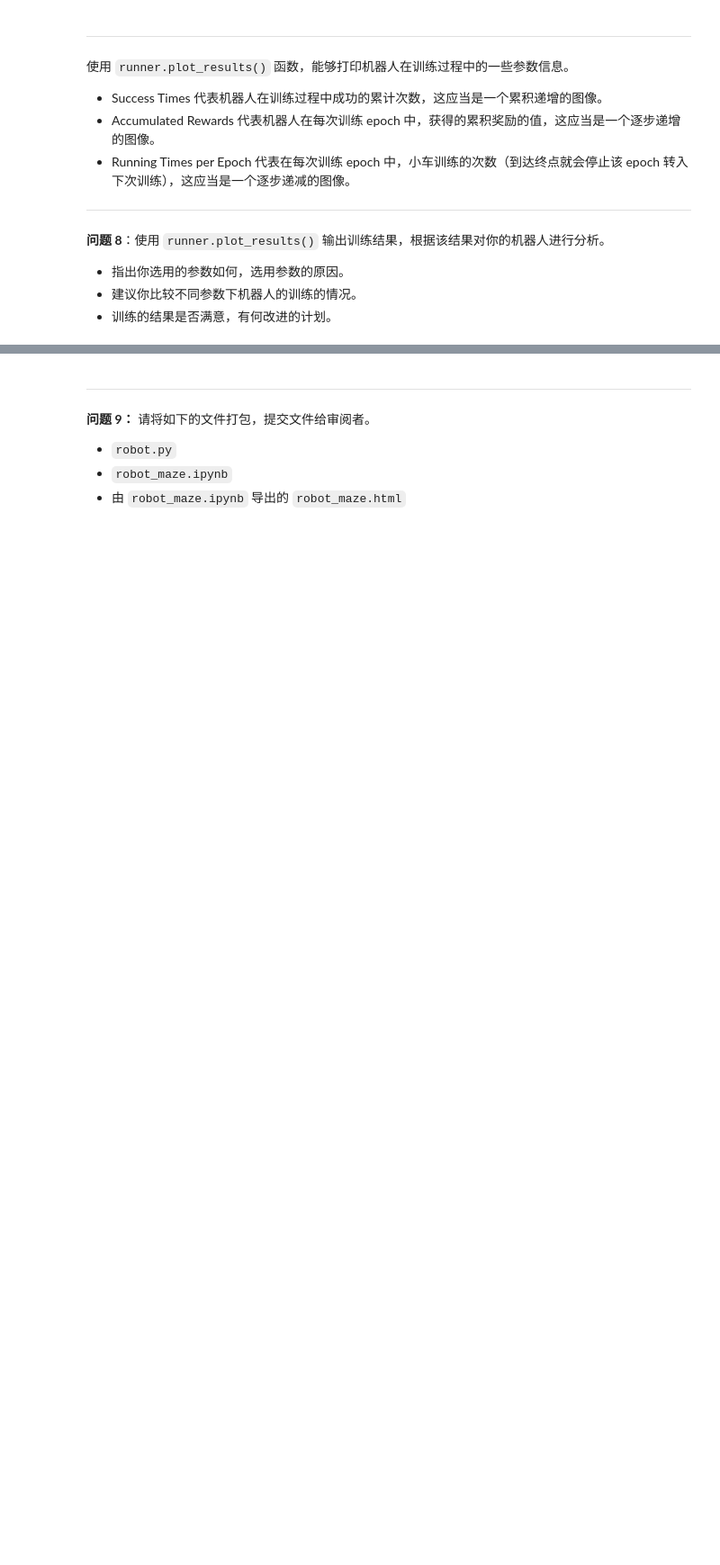
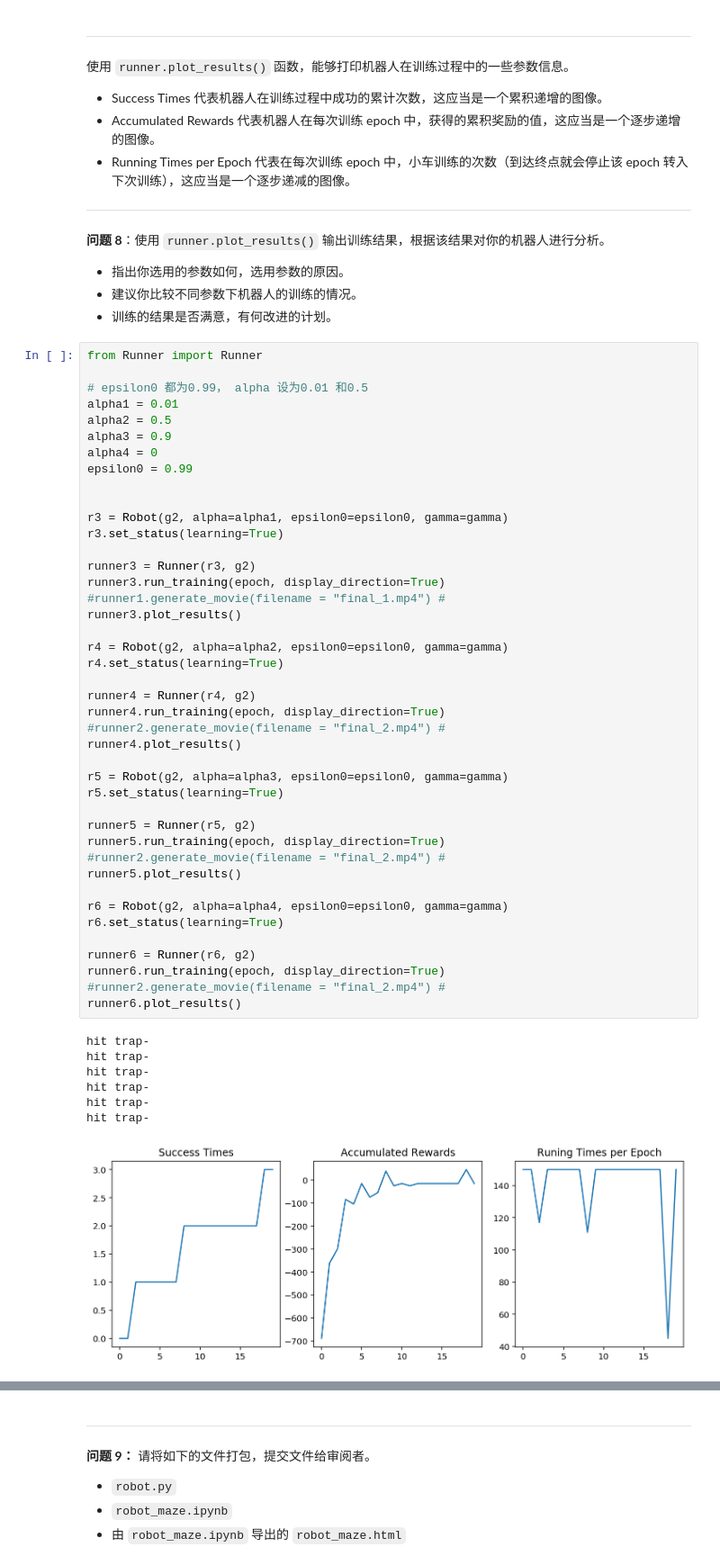
Before and after one commit to ganlanshu/MLND_CN_P5_Reinforcement_Learning, a Jupyter notebook: robot_maze.ipynb, the cells around one changed output, grey strips where cells are left out. Shown at 90% size. Drawn from its saved outputs; the diff is of its cells as text; blank space fills up the shorter version.

```diff
--- a/robot_maze.ipynb
+++ b/robot_maze.ipynb
@@ -321,3 +329,53 @@ hithit2020i-
 - 指出你选用的参数如何，选用参数的原因。
 - 建议你比较不同参数下机器人的训练的情况。
 - 训练的结果是否满意，有何改进的计划。
+# %%
+from Runner import Runner
+
+# epsilon0 都为0.99， alpha 设为0.01 和0.5
+alpha1 = 0.01
+alpha2 = 0.5
+alpha3 = 0.9
+alpha4 = 0
+epsilon0 = 0.99
+
+
+r3 = Robot(g2, alpha=alpha1, epsilon0=epsilon0, gamma=gamma)
+r3.set_status(learning=True)
+
+runner3 = Runner(r3, g2)
+runner3.run_training(epoch, display_direction=True)
+#runner1.generate_movie(filename = "final_1.mp4") #
+runner3.plot_results()
+
+r4 = Robot(g2, alpha=alpha2, epsilon0=epsilon0, gamma=gamma)
+r4.set_status(learning=True)
+
+runner4 = Runner(r4, g2)
+runner4.run_training(epoch, display_direction=True)
+#runner2.generate_movie(filename = "final_2.mp4") #
+runner4.plot_results()
+
+r5 = Robot(g2, alpha=alpha3, epsilon0=epsilon0, gamma=gamma)
+r5.set_status(learning=True)
+
+runner5 = Runner(r5, g2)
+runner5.run_training(epoch, display_direction=True)
+#runner2.generate_movie(filename = "final_2.mp4") #
+runner5.plot_results()
+
+r6 = Robot(g2, alpha=alpha4, epsilon0=epsilon0, gamma=gamma)
+r6.set_status(learning=True)
+
+runner6 = Runner(r6, g2)
+runner6.run_training(epoch, display_direction=True)
+#runner2.generate_movie(filename = "final_2.mp4") #
+runner6.plot_results()
+# %% [output]
+hit trap-
+hit trap-
+hit trap-
+hit trap-
+hit trap-
+hit trap-
+[figure, added]
```
Also changed, not shown: parts of 11 cells of this notebook, 1 other file.
